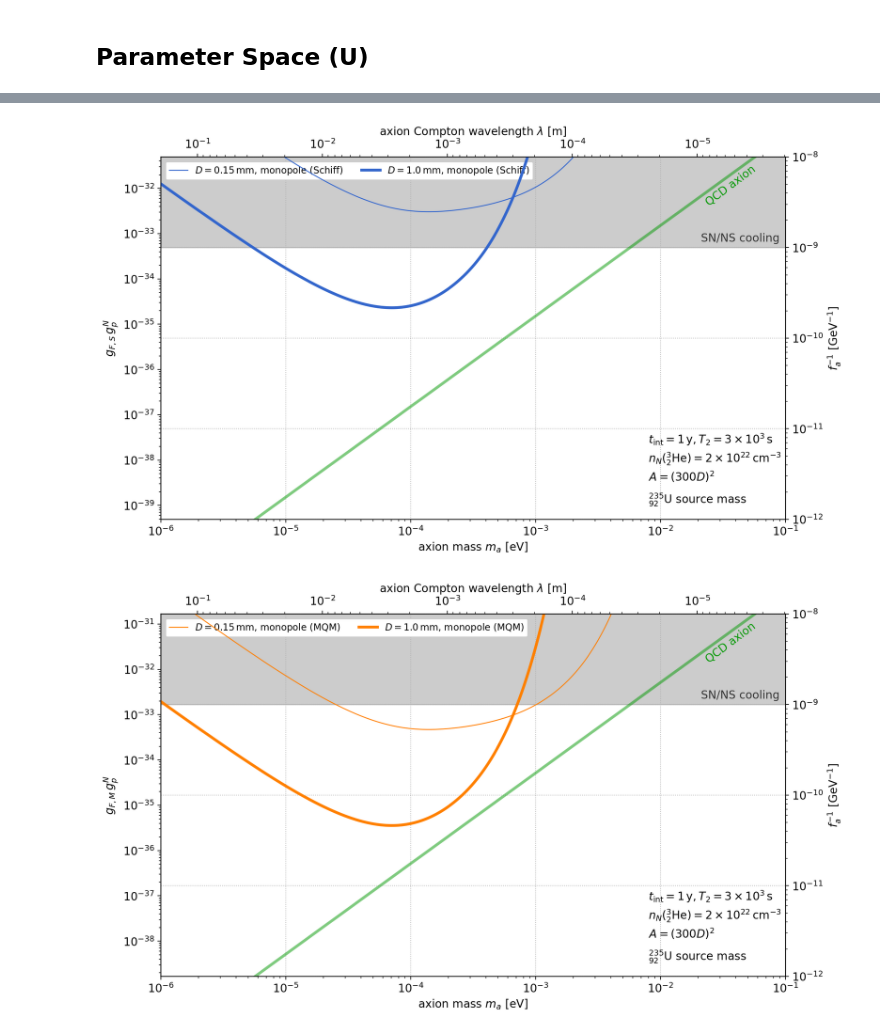
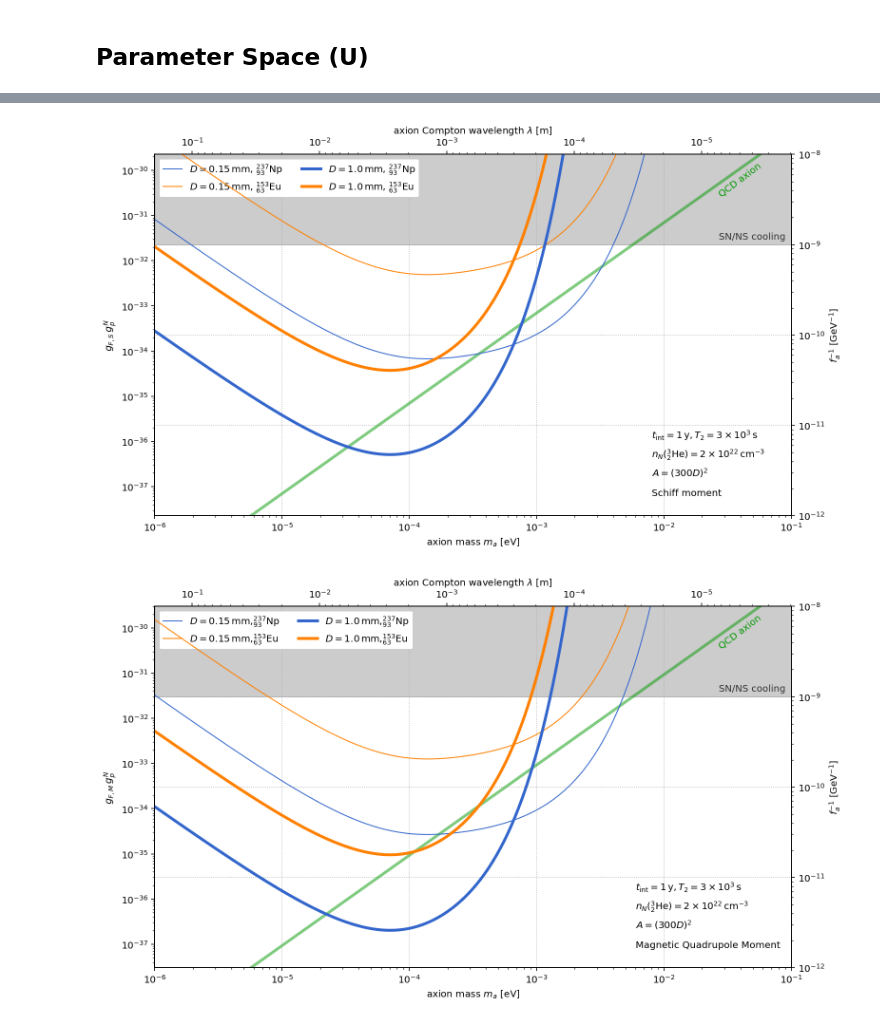
Before and after one commit to kenvantilburg/ferroaxionic-effect, a Jupyter notebook: code/sensitivity.ipynb, the cells around one changed output, grey strips where cells are left out. Saved outputs shown, nothing was run; the diff lists cells and outputs as text; code cells hidden in the pictures.

Commit message:
new plots

```diff
--- a/code/sensitivity.ipynb
+++ b/code/sensitivity.ipynb
@@ -67,8 +70,8 @@ SMU = (a0*gs*g0+a1*gs*g1)*e_EM*fm**3
 # %%
 R_S = 30; #relativistic enhancement factor divided by effective quantum numbers
 R_M = 6; #relativistic enhancement factor for MQM divided by effective quantum numbers
-Z_S = 92; # charge of Schiff atom
-A_S = 235; # atomic number of Schiff atom
+Z_S = 93; # charge of Schiff atom
+A_S = 237; # atomic number of Schiff atom
 M_S = Z_S**2  * R_S / a_0**4 # atomic matrix element for Schiff moment
 M_M = (Z_S**2 * R_M / m_electron) / a_0**4 # atomic matrix element for Schiff moment
 
@@ -78,8 +81,8 @@ N_S = 5 # number of Schiff atoms
 V_c = amu * A_S * N_S / rho # volume of unit cell
 
 n_N = N_S/V_c # number density of Schiff spins
-S_schiff_over_theta = SMU; # Schiff moment proportionality constant with theta
-M_mqm_over_theta = MQMU; # Magnetic quadrupole moment proportionality constant with theta
+S_schiff_over_theta = 6*e_EM*fm**3; # Schiff moment proportionality constant with theta
+M_mqm_over_theta = 1.3*e_EM*fm**2; # Magnetic quadrupole moment proportionality constant with theta
 
 B_0 = 16*Tesla # static magnetic field
 mu_N = 0.4*mu_nuclear # nuclear magnetic moment
@@ -87,7 +90,7 @@ T_0 = 1e-5 * Kelvin # temperature
 
 n_N_det = 2e22 * cm**-3
 
-c_aNN = 1
+c_aNN = 1/2
 # %%
 vec_D = np.asarray([0.15,1]) * mm
 h = 0.5 * cm
@@ -132,6 +135,11 @@ E_M =  e_EM * M_mqm_over_theta * M_M
 rho_S = n_N * E_S
 rho_M = n_N * E_M
 chi_QCD = (75.5 * MeV)**4
+# %%
+E_S_EU = 4 * np.pi * e_EM * S_schiff_over_theta_EU * M_S_EU * P_nuc
+E_M_EU =  e_EM * M_mqm_over_theta_EU * M_M_EU
+rho_S_EU = n_N_EU * E_S_EU
+rho_M_EU = n_N_EU * E_M_EU
 # %%
 def fn_Omega_slab_mon(m,D,h,rho_S,P_nuc,c_aNN=1):
     return P_nuc * c_aNN * rho_S / (2 * chi_QCD) * m * np.exp(-m*D) * (1-np.exp(-m*h))
@@ -148,5 +151,0 @@ vec_ma = np.logspace(-6,-1,int(1e3)) * eV
-# %%
-def fn_fainv_sens_mon(m,D,h,rho_S,P_nuc,c_aNN,T_2,n_N,vol):
-    return fn_fa(m)**-1 * np.sqrt(fn_S_Omega(T_2,n_N,vol) / t_int) / fn_Omega_slab_mon(m,D,h,rho_S,P_nuc,c_aNN)
-def fn_fainv_sens_dip(m,D,h,n_N,P_nuc,c_aNN,T_2,vol):
-    return fn_fa(m)**-1 * np.sqrt(fn_S_Omega(T_2,n_N,vol) / t_int) / fn_Omega_slab_dip(m,D,h,n_N,P_nuc,c_aNN)
@@ -310,20 +238,20 @@ ax.plot(vec_ma/eV,1/fn_fa(vec_ma)*GeV,color=(0,0.6,0,0.5),lw=3);
 ax.fill_between(vec_ma/eV,1e-9,1e-5,color=(0,0,0,0.2))
 for i_D, D in enumerate(vec_D):
     vol = D**3 * vec_aspect[i_D]**2
-    plt.plot(vec_ma/eV,GeV*fn_fainv_sens_mon(vec_ma,D,h,rho_S,P_nuc,c_aNN,T_2,n_N_det,vol),lw=vec_lw[i_D],color=(0.2,0.4,0.8),label=vec_label[i_D]+', monopole (Schiff)')
-    #plt.plot(vec_ma/eV,GeV*fn_fainv_sens_dip(vec_ma,D,h,n_N,P_nuc,c_aNN,T_2,n_N_det,vol),lw=vec_lw[i_D],color=(0.8,0.2,0.2),label=vec_label[i_D]+', dipole')
+    plt.plot(vec_ma/eV,GeV*fn_fainv_sens_mon(vec_ma,D,h,rho_S,P_nuc,c_aNN,T_2,n_N_det,vol),lw=vec_lw[i_D],color=(0.2,0.4,0.8),label=vec_label[i_D]+', ${}^{237}_{93}\mathrm{Np}$')
+    plt.plot(vec_ma/eV,GeV*fn_fainv_sens_mon(vec_ma,D,h,rho_S_EU,P_nuc,c_aNN,T_2,n_N_det,vol),lw=vec_lw[i_D],color=(1.0, 0.5, 0.0),label=vec_label[i_D]+', ${}^{153}_{63}\mathrm{Eu}$')
 ax.text(6e-2,8.5e-9,'QCD axion',ha='right',va='top',color=(0,0.6,0,1),rotation=37);
 ax.text(9e-2,1.1e-9,'SN/NS cooling',ha='right',va='bottom',color=(0.2,0.2,0.2),rotation=0);
 ax.text(0.8e-2,2**(3.2)*1e-12,r'$t_\mathrm{int} = 1\,\mathrm{y}, T_2 = 3 \times 10^3\,\mathrm{s}$',va='top')
 ax.text(0.8e-2,2**(2.5)*1e-12,r'$n_N({{}^{3}_2\mathrm{He}}) = 2 \times 10^{22} \, \mathrm{cm}^{-3}$',va='top')
 ax.text(0.8e-2,2**(1.8)*1e-12,r'$A = (300 D)^2$',va='top')
-ax.text(0.8e-2,2**(1)*1e-12,r'${}^{235}_{92}\mathrm{U}$ source mass',va='top')
+ax.text(0.8e-2,2**(1)*1e-12,r'Schiff moment',va='top')
 
 handles, labels = plt.gca().get_legend_handles_labels()
-order = [0,1]
+order = [0,1,2,3]
 legend = ax.legend([handles[idx] for idx in order],[labels[idx] for idx in order],fontsize=10,loc='upper left', ncol=2, framealpha=1.0);
 # %% [output]
-[figure, old version]
+[figure, new version]
 # %%
 gpNgFM = lambda fa_inv: fa_inv**2*E_M*c_aNN*GeV
 #ax2ticks = [10**(-i) for i in range(16, 25, 2)]
@@ -334,37 +262,38 @@ ax2.set_yscale('log')
 ax2.yaxis.tick_left()
 #ax2.set_yticks(ax2ticks)
 ax2.yaxis.set_label_position('left')
 ax2.set_ylim((gpNgFM(10**-12),gpNgFM(10**-8)))
 ax2.set_ylabel('$g_{F,M}\,g_{p}^N$')
 ax.set_xscale('log'); ax.set_yscale('log'); ax.set_xlim(1e-6,1e-1); ax.set_ylim(1e-12,1e-8)
 ax_top = ax.twiny();  ax_top.set_xlim(ax.get_xlim()); ax_top.set_xscale('log');
 ax.yaxis.tick_right()
 ax.yaxis.set_label_position("right")
 ax.set_xlabel(r'axion mass $m_a~[\mathrm{eV}]$'); ax_top.set_xlabel('axion Compton wavelength $\lambda~[\mathrm{m}]$'); ax.set_ylabel('$f_a^{-1}~[\mathrm{GeV}^{-1}]$');
 ticks_right_minor = np.outer(10**(np.arange(-19.0,-5)),np.arange(1.,10.,1.)).flatten()
 ticks_right_minor = ticks_right_minor[(ax.get_ylim()[0] < ticks_right_minor) & (ticks_right_minor < ax.get_ylim()[1])]
 ticks_right_major = 10**(np.arange(-12,-7.99))
 ticks_top_minor = (np.outer(10**(np.arange(2.0,-6.01,-1)),np.arange(1.,10.,1.)).flatten() * meter)**-1 / eV;
 ticks_top_minor = ticks_top_minor[(ax_top.get_xlim()[0] < ticks_top_minor) & (ticks_top_minor < ax_top.get_xlim()[1])]
 ticks_top_major = (10**(np.arange(-1.,-5.01,-1)) * meter)**-1 / eV
 ax.set_yticks(ticks_right_minor,minor=True); ax.set_yticks(ticks_right_major,minor=False);
 ax.grid(ls='dotted',which='major',axis='both')
 ax_top.set_xticks([],minor=True); ax_top.set_xticks(ticks_top_minor,minor=True); ax_top.set_xticklabels([],minor=True);
 ax_top.set_xticks(ticks_top_major,minor=False); ax_top.set_xticklabels(['$10^{-1}$','$10^{-2}$','$10^{-3}$','$10^{-4}$','$10^{-5}$'],minor=False);
 ax.plot(vec_ma/eV,1/fn_fa(vec_ma)*GeV,color=(0,0.6,0,0.5),lw=3);
 ax.fill_between(vec_ma/eV,1e-9,1e-5,color=(0,0,0,0.2))
 for i_D, D in enumerate(vec_D):
     vol = D**3 * vec_aspect[i_D]**2
-    plt.plot(vec_ma/eV,GeV*fn_fainv_sens_mon_mqm(vec_ma,D,h,rho_M,P_nuc,c_aNN,T_2,n_N,vol), lw=vec_lw[i_D], color=(1.0, 0.5, 0.0), label=vec_label[i_D]+', monopole (MQM)')
+    plt.plot(vec_ma/eV,GeV*fn_fainv_sens_mon_mqm(vec_ma,D,h,rho_M,P_nuc,c_aNN,T_2,n_N,vol), lw=vec_lw[i_D], color=(0.2,0.4,0.8), label=vec_label[i_D]+',${}^{237}_{93}\mathrm{Np}$')
+    plt.plot(vec_ma/eV,GeV*fn_fainv_sens_mon_mqm(vec_ma,D,h,rho_M_EU,P_nuc,c_aNN,T_2,n_N,vol), lw=vec_lw[i_D], color=(1.0, 0.5, 0.0), label=vec_label[i_D]+',${}^{153}_{63}\mathrm{Eu}$')
 ax.text(6e-2,8.5e-9,'QCD axion',ha='right',va='top',color=(0,0.6,0,1),rotation=37);
 ax.text(9e-2,1.1e-9,'SN/NS cooling',ha='right',va='bottom',color=(0.2,0.2,0.2),rotation=0);
-ax.text(0.8e-2,2**(3.2)*1e-12,r'$t_\mathrm{int} = 1\,\mathrm{y}, T_2 = 3 \times 10^3\,\mathrm{s}$',va='top')
-ax.text(0.8e-2,2**(2.5)*1e-12,r'$n_N({{}^{3}_2\mathrm{He}}) = 2 \times 10^{22} \, \mathrm{cm}^{-3}$',va='top')
-ax.text(0.8e-2,2**(1.8)*1e-12,r'$A = (300 D)^2$',va='top')
-ax.text(0.8e-2,2**(1)*1e-12,r'${}^{235}_{92}\mathrm{U}$ source mass',va='top')
+ax.text(0.6e-2,2**(3.2)*1e-12,r'$t_\mathrm{int} = 1\,\mathrm{y}, T_2 = 3 \times 10^3\,\mathrm{s}$',va='top')
+ax.text(0.6e-2,2**(2.5)*1e-12,r'$n_N({{}^{3}_2\mathrm{He}}) = 2 \times 10^{22} \, \mathrm{cm}^{-3}$',va='top')
+ax.text(0.6e-2,2**(1.8)*1e-12,r'$A = (300 D)^2$',va='top')
+ax.text(0.6e-2,2**(1)*1e-12,r'Magnetic Quadrupole Moment',va='top')
 
 handles, labels = plt.gca().get_legend_handles_labels()
-order = [0,1]
+order = [0,1,2,3]
 legend = ax.legend([handles[idx] for idx in order],[labels[idx] for idx in order],fontsize=10,loc='upper left', ncol=2, framealpha=1.0);
 # %% [output]
-[figure, old version]
+[figure, new version]
```
Also changed, not shown: parts of 7 cells of this notebook.
